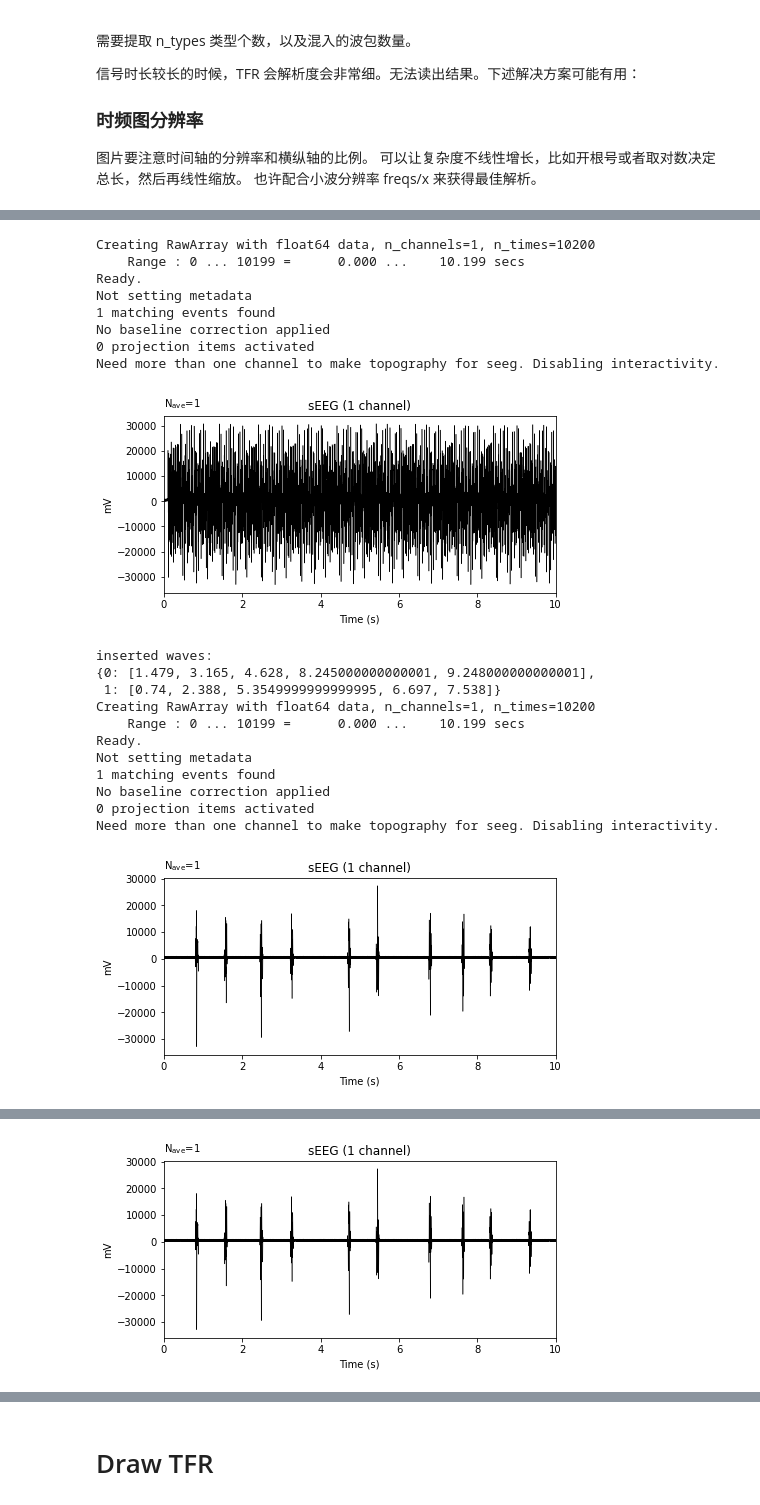
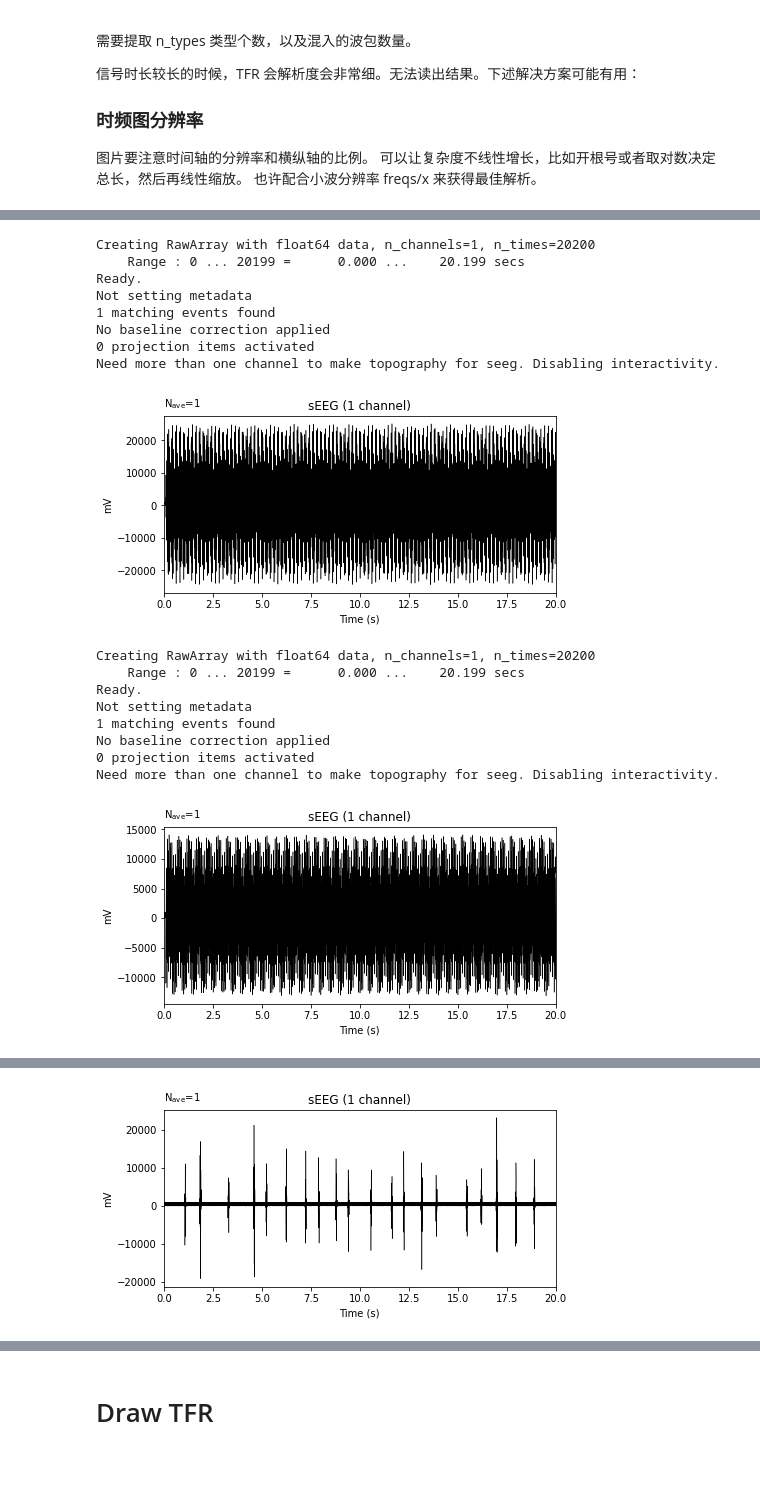
Before and after one commit to lhrkkk/LFP, a Jupyter notebook: all.ipynb, the cells around one changed output, grey strips where cells are left out. Saved outputs shown, nothing was run; the diff lists cells and outputs as text; code cells hidden in the pictures; blank space fills up the shorter version.

```diff
--- a/all.ipynb
+++ b/all.ipynb
@@ -275,28 +275,28 @@ if DATA_SOURCE=='real':
 可以让复杂度不线性增长，比如开根号或者取对数决定总长，然后再线性缩放。
 也许配合小波分辨率 freqs/x 来获得最佳解析。
 # %%
-## 设定 Epoches 基本参数
-sfreq = 1000.0 #1s的采样点数目
-all_time = 12 #采样秒数
-# ch_names = ['SIM0001', 'SIM0002']
-# ch_types = ['grad', 'grad']
-ch_names = ['SIM0001']
-ch_types = ['seeg']  # 设定信号类型，会改变单位值
-info = create_info(ch_names=ch_names, sfreq=sfreq, ch_types=ch_types)
-n_times = sfreq*all_time  # Just over 1 epochs 一个epochs的采样数目 10S
-n_epochs = 1 #epochs数目
+# ## 设定 Epoches 基本参数
+# sfreq = 1000.0 #1s的采样点数目
+# all_time = 12 #采样秒数
+# # ch_names = ['SIM0001', 'SIM0002']
+# # ch_types = ['grad', 'grad']
+# ch_names = ['SIM0001']
+# ch_types = ['seeg']  # 设定信号类型，会改变单位值
+# info = create_info(ch_names=ch_names, sfreq=sfreq, ch_types=ch_types)
+# n_times = sfreq*all_time  # Just over 1 epochs 一个epochs的采样数目 10S
+# n_epochs = 1 #epochs数目
 
-N_wave_types=2  # 波形种类
-N_sin_types=3   # 每个波形内部的 sin 个数
+# N_wave_types=2  # 波形种类
+# N_sin_types=3   # 每个波形内部的 sin 个数
 
-n_wave = 10     # 插入波片段的数量
-max_time_len = 0.1 #插入信号最长的长度s
-min_time_len = 0.1 #插入信号最短长度
-intervel = 0.6
+# n_wave_location = 10     # 插入波片段的数量
+# max_time_len = 0.1 #插入信号最长的长度s
+# min_time_len = 0.1 #插入信号最短长度
+# intervel = 0.6
 
-ampltiude_range = [1,10]
-freq_range = [20,100]
-phase_range = [-1,1]  # sin(2pi(wt+phi))
+# ampltiude_range = [1,10]
+# freq_range = [20,100]
+# phase_range = [-1,1]  # sin(2pi(wt+phi))
 
 
 
@@ -304,20 +304,20 @@ phase_range = [-1,1]  # sin(2pi(wt+phi))
 # ========== testing ===============
 ## 设定 Epoches 基本参数
 sfreq = 1000.0 #1s的采样点数目
-all_time = 10 #采样秒数
+all_time = 20 #采样秒数
 ch_names = ['synthesized']
 ch_types = ['seeg']  # 设定信号类型，会改变单位值
 info = create_info(ch_names=ch_names, sfreq=sfreq, ch_types=ch_types)
 n_times = sfreq*all_time  # Just over 1 epochs 一个epochs的采样数目 10S
 n_epochs = 1 #epochs数目
 
-N_wave_types=2  # 波形种类
-N_sin_types=5   # 每个波形内部的 sin 个数
+N_wave_types=3  # 波形种类
+N_sin_types=3   # 每个波形内部的 sin 个数
 
-n_wave = 10     # 插入波片段的数量
+n_wave_location = 20     # 插入波片段的数量
 max_time_len = 0.1 #插入信号最长的长度s
 min_time_len = 0.1 #插入信号最短长度
-intervel = 0.6
+intervel = 0.5
 
 ampltiude_range = [1,10]
 freq_range = [20,100]
@@ -350,22 +350,23 @@ t = np.arange(n_times, dtype=np.float64) / sfreq
 # 生成信号插入位置
 locs_all = np.arange(n_times, dtype=np.float64)
 locs=[]
-for i in range(n_wave):
+count=0
+for i in range(n_wave_location):
     success=False
-    while not success:
+    while not success and count < n_wave_location*10:
+        count+=1
         loc=int(np.random.rand()*n_times)
         end=int(loc+(max_time_len+intervel)*sfreq)
-        if end<n_times and locs_all[loc] != -1 and locs_all[end] != -1:
+        if loc>(0-tmin)*sfreq  and end<n_times-tmax*sfreq and locs_all[loc] != -1 and locs_all[end] != -1:
             for tmp_index in range(loc, end):
                 locs_all[tmp_index]=-1
             success=True
             locs.append(loc/sfreq)
 locs=sorted(locs)
-
-# locs = sorted(np.random.rand(n_wave+1)*all_time)
+# locs = sorted(np.random.rand(n_wave_location+1)*all_time)
 # while len([i for index,i in enumerate(locs) if index>0 and i-locs[index-1]>=max_time_len+intervel])<n_wave:
 # #     print(len([i for index,i in enumerate(locs) if index>0 and i-locs[index-1]>=min_time_len]))
-#     locs = sorted(np.random.rand(n_wave+1)*all_time)
+#     locs = sorted(np.random.rand(n_wave_location+1)*all_time)
 import math
 def print_res(res_type):
     data_tmp = rng.rand(len(ch_names), int(n_times) * n_epochs + 200)  # 正态分布的背景buffer
@@ -419,6 +420,7 @@ for begin in locs:
     else:
         inserted_waves[selected_wave]=[]
         inserted_waves[selected_wave].append((begin+end)/2)
+print(f'locations count: {len(locs)}')
 print('inserted waves:')
 pprint(inserted_waves)
 
@@ -467,21 +469,18 @@ Need more than one channel to make topography for seeg. Disabling interactivity.
-Creating RawArray with float64 data, n_channels=1, n_times=10200
-    Range : 0 ... 10199 =      0.000 ...    10.199 secs
+Creating RawArray with float64 data, n_channels=1, n_times=20200
+    Range : 0 ... 20199 =      0.000 ...    20.199 secs
 Ready.
 Not setting metadata
 1 matching events found
 No baseline correction applied
 0 projection items activated
 Need more than one channel to make topography for seeg. Disabling interactivity.
-[figure, old version]
+[figure, new version]
-inserted waves:
-{0: [1.479, 3.165, 4.628, 8.245000000000001, 9.248000000000001],
- 1: [0.74, 2.388, 5.3549999999999995, 6.697, 7.538]}
-Creating RawArray with float64 data, n_channels=1, n_times=10200
-    Range : 0 ... 10199 =      0.000 ...    10.199 secs
+Creating RawArray with float64 data, n_channels=1, n_times=20200
+    Range : 0 ... 20199 =      0.000 ...    20.199 secs
 Ready.
 Not setting metadata
 1 matching events found
 No baseline correction applied
 0 projection items activated
 Need more than one channel to make topography for seeg. Disabling interactivity.
-[figure, old version]
+[figure, new version]
@@ -488 +506 @@ Need more than one channel to make topography for seeg. Disabling interactivity.
-[figure, old version]
+[figure, new version]
```
Also changed, not shown: parts of 11 cells of this notebook.
